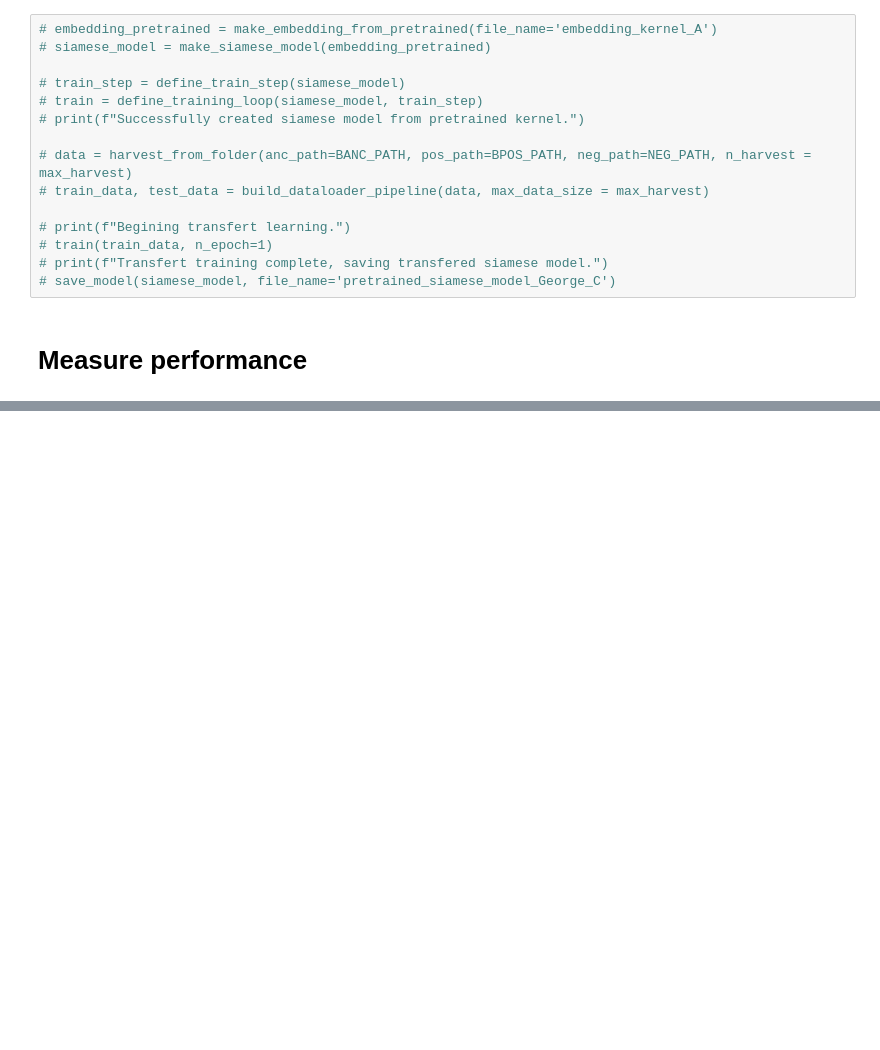
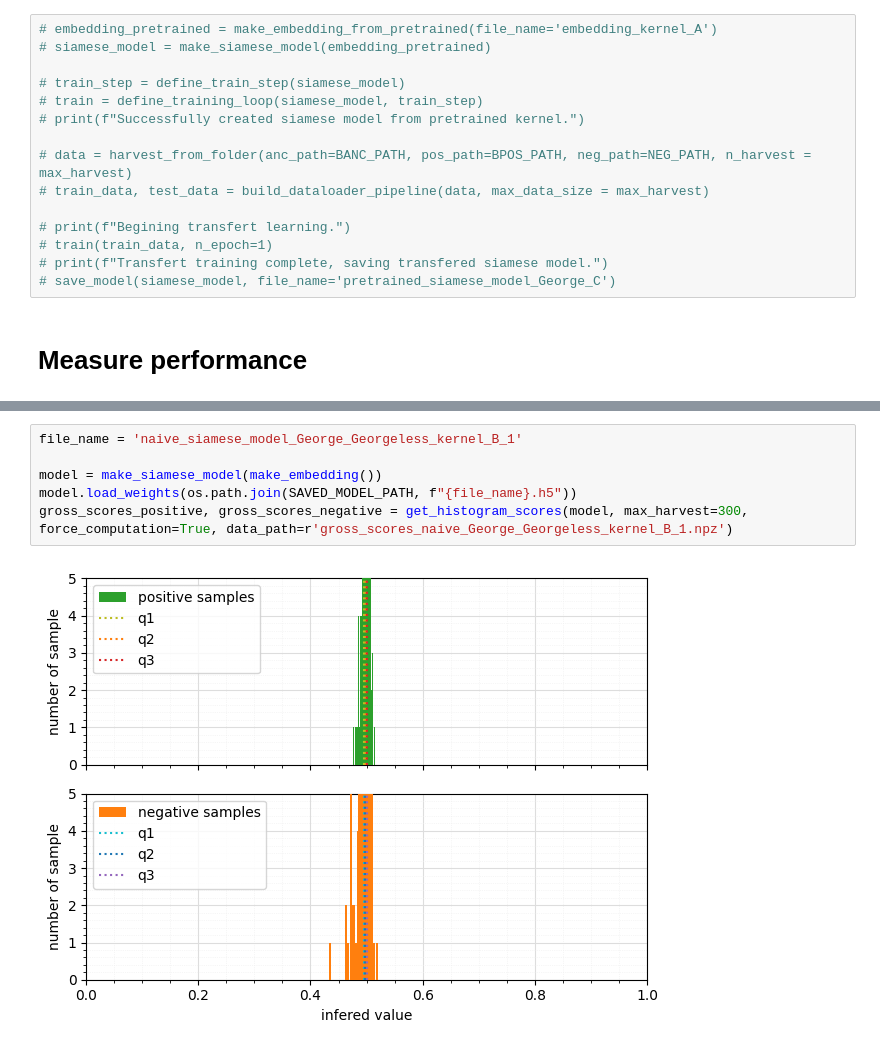
Before and after one commit to xafras/RFTL2, a Jupyter notebook: performances.ipynb, the cells around one changed output, grey strips where cells are left out. Drawn from its saved outputs; the diff is of its cells as text; blank space fills up the shorter version.

```diff
--- a/performances.ipynb
+++ b/performances.ipynb
@@ -59,0 +71,8 @@ gross_scores_positive, gross_scores_negative = get_histogram_scores(model, max_h
+# %%
+file_name = 'naive_siamese_model_George_Georgeless_kernel_B_1'
+
+model = make_siamese_model(make_embedding())
+model.load_weights(os.path.join(SAVED_MODEL_PATH, f"{file_name}.h5"))
+gross_scores_positive, gross_scores_negative = get_histogram_scores(model, max_harvest=300, force_computation=True, data_path=r'gross_scores_naive_George_Georgeless_kernel_B_1.npz')
+# %% [output]
+[figure, added]
```
Also changed, not shown: parts of 4 cells of this notebook, 23 other files.
